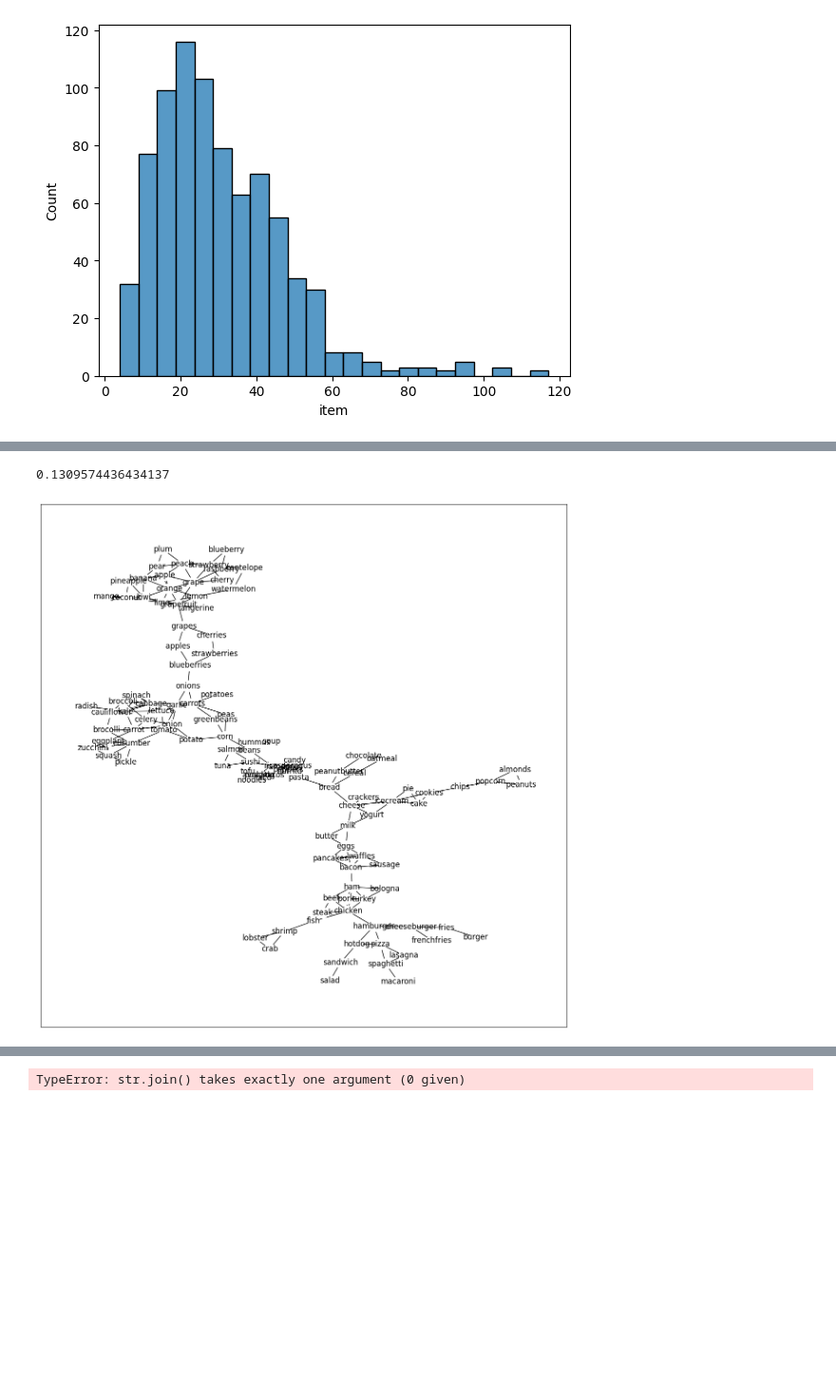
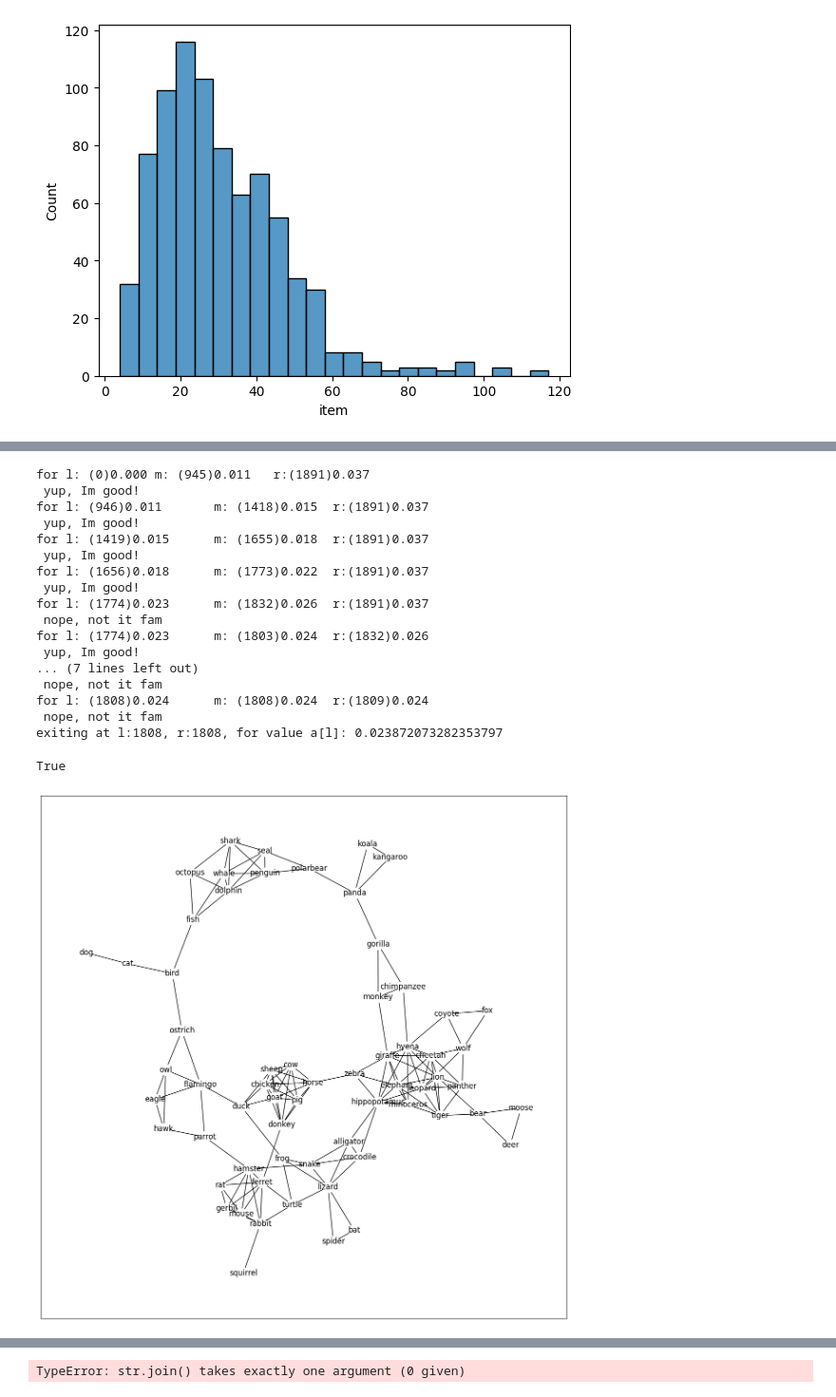
Before and after one commit to usnistgov/affinis, a Jupyter notebook: docs/fluency.ipynb, the cells around one changed output, grey strips where cells are left out. Shown at 95% size. Drawn from its saved outputs; the diff is of its cells as text; code cells hidden in the pictures; blank space fills up the shorter version.

```diff
--- a/docs/fluency.ipynb
+++ b/docs/fluency.ipynb
@@ -44,14 +46,14 @@ animals = (df
 #  [df.item.isin((df.item.value_counts()>20).index.tolist())]#index.tolist())]
 
 #  [df.item.isin((df.item.value_counts().pipe(lambda s: s[s>20])).index.tolist())]
- .query('category=="foods"')#[['idlist','item']]
+ .query('category=="animals"')#[['idlist','item']]
  .assign(animals=1.)['animals']
 #  .set_index(['idlist','item'])
  .pipe(lambda df: df[~df.index.duplicated(keep='first')])
  .unstack().fillna(0.)#.drop_levels(0)
- .pipe(lambda df: df.loc[:,df.sum()>10])
+ .pipe(lambda df: df.loc[:,df.sum()>50])
 )
 
-X = animals.values
+all_X = animals.values
 animals
 # %% [output]
@@ -94,11 +96,11 @@ def arr_cooc(x, n=2):
 animal_occ = (df
 #  [df.item.isin(df.item.value_counts(ascending=False).head(100).index.tolist())]
 #  [df.item.isin((df.item.value_counts().pipe(lambda s: s[s>20])).index.tolist())]
- .query('category=="foods"')
+ .query('category=="animals"')
  .item.astype('category')
 )
 dummies = np.eye(animal_occ.dtype.categories.shape[0])
-roll_X=np.vstack([dummies[arr_cooc(g[1].values, n=5),:].max(axis=1) for g in animal_occ.cat.codes.groupby(level=0)])#[:,]
+roll_X=np.vstack([dummies[arr_cooc(g[1].values, n=10),:].max(axis=1) for g in animal_occ.cat.codes.groupby(level=0)])#[:,]
 roll_X = roll_X[:,animal_occ[animal_occ.isin(animals.columns.tolist())].cat.codes.unique()]
 # print(animal_occ.cat.codes.sort_values())
 # print(animal_cooc.max(axis=0))
@@ -145,16 +131,43 @@ sns.histplot(_sq(ochiai(roll_X, pseudocts=0.5)), stat='density')
 # %%
 import networkx as nx
+
+from affinis.filter import min_connected_filter
+import scipy.sparse as sprs
+from affinis.distance import bilinear_dists, generalized_graph_dists
+from affinis.proximity import sinkhorn, forest
+from affinis.utils import _norm_diag, edge_mask_to_laplacian, _outer
+
+# X = all_X
+X = roll_X
 
 def top_tree_pct(x, mult=1):
     pct=np.percentile(_sq(x), 100-100*mult*2/x.shape[0])
     print(pct)
     return x>=pct
 plt.figure(figsize=(15,15))
-G = nx.from_pandas_adjacency(pd.DataFrame(_sq(_sq(top_tree_pct(ochiai(roll_X), mult=1.5))), index=animals.columns, columns=animals.columns))
-pos = nx.kamada_kawai_layout(G)
-nx.draw_networkx(G, pos=pos, node_color='w')
+G = nx.from_pandas_adjacency(pd.DataFrame(_sq(~(min_connected_filter(_sq(sinkhorn(ochiai(X)))).mask)), index=animals.columns, columns=animals.columns))
+pos_cos = nx.kamada_kawai_layout(G)
+nx.draw_networkx(G, pos=pos_cos, node_color='w')
+nx.connected.is_connected(G)
 # %% [output]
-0.1309574436434137
+for l: (0)0.000 m: (945)0.011   r:(1891)0.037
+ yup, Im good!
+for l: (946)0.011       m: (1418)0.015  r:(1891)0.037
+ yup, Im good!
+for l: (1419)0.015      m: (1655)0.018  r:(1891)0.037
+ yup, Im good!
+for l: (1656)0.018      m: (1773)0.022  r:(1891)0.037
+ yup, Im good!
+for l: (1774)0.023      m: (1832)0.026  r:(1891)0.037
+ nope, not it fam
+for l: (1774)0.023      m: (1803)0.024  r:(1832)0.026
+ yup, Im good!
+... (7 lines left out)
+ nope, not it fam
+for l: (1808)0.024      m: (1808)0.024  r:(1809)0.024
+ nope, not it fam
+exiting at l:1808, r:1808, for value a[l]: 0.023872073282353797
+True
-[figure, old version]
+[figure, new version]
 # %%
 plt.figure(figsize=(15,15))
```
Also changed, not shown: parts of 30 cells of this notebook, 7 other files.
